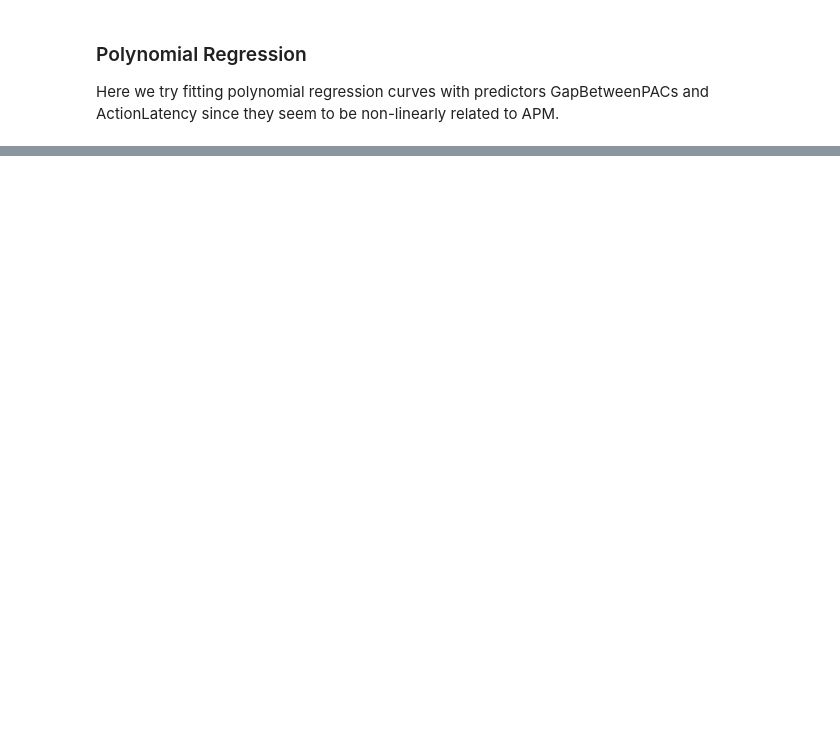
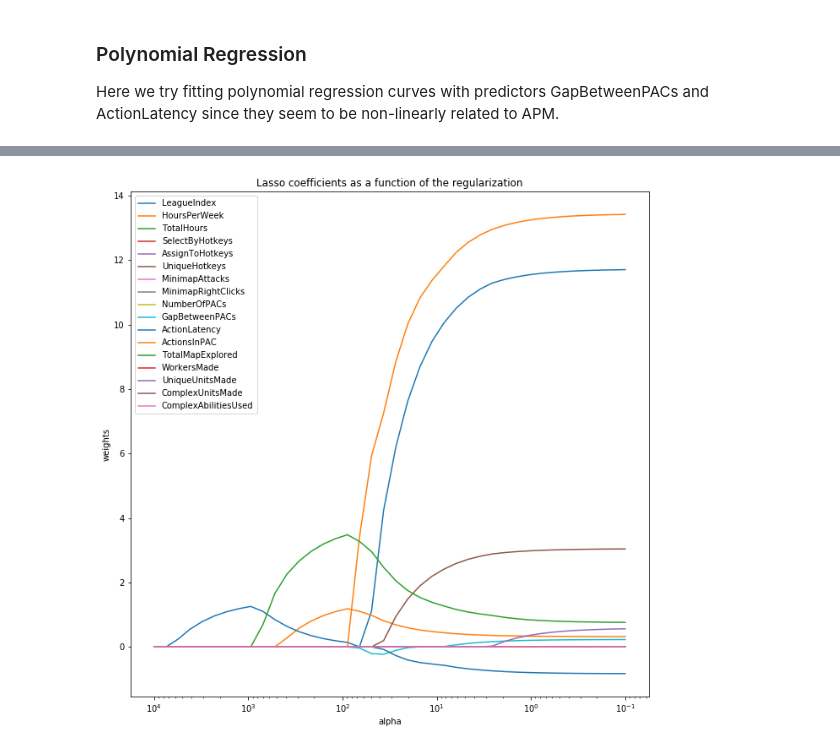
Before and after one commit to GreenSnabl/robotics_ml, a Jupyter notebook: ml_course_en/assignments/Assignment 02a_Linear_regression_regul_poly.ipynb, the cells around one changed output, grey strips where cells are left out. Saved outputs shown, nothing was run; the diff lists cells and outputs as text; code cells hidden in the pictures; blank space fills up the shorter version.

```diff
--- a/ml_course_en/assignments/Assignment 02a_Linear_regression_regul_poly.ipynb
+++ b/ml_course_en/assignments/Assignment 02a_Linear_regression_regul_poly.ipynb
@@ -245,0 +350,35 @@ for i, predictor in enumerate(poly_predictors):
+# %%
+ridge_cv = RidgeCV(alphas=alphas, cv=10)
+ridge_cv.fit(train_X, train_y)
+
+cv_ridge_score = cross_val_score(ridge_cv, test_X, test_y, cv=10,
+                                scoring="neg_mean_squared_error")
+# %%
+
+alphas = 10**np.linspace(4,-1, 40)
+coefs = []
+errors = {}
+for a in alphas:
+    lasso = Lasso(alpha=a, fit_intercept=False)
+    lasso.fit(train_X,train_y)
+    coefs.append(lasso.coef_)
+    errors[np.log10(a)] = -np.mean(cross_val_score(lasso, test_X, test_y, cv=10,
+                               scoring="neg_mean_squared_error"))
+# #############################################################################
+# Display results
+
+plt.figure(figsize=(11,11))
+
+ax = plt.gca()
+
+ax.plot(alphas, coefs)
+ax.set_xscale('log')
+ax.set_xlim(ax.get_xlim()[::-1])  # reverse axis
+plt.xlabel('alpha')
+plt.ylabel('weights')
+plt.title('Lasso coefficients as a function of the regularization')
+plt.axis('tight')
+plt.legend(labels=train_X.columns)
+plt.show()
+# %% [output]
+[figure, added]
```
Also changed, not shown: parts of 21 cells of this notebook, 10 other files.
